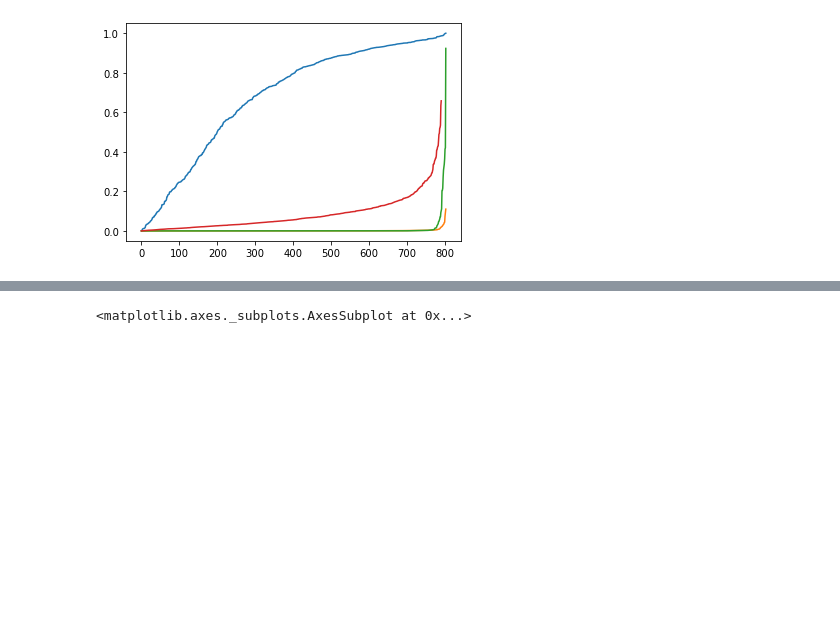
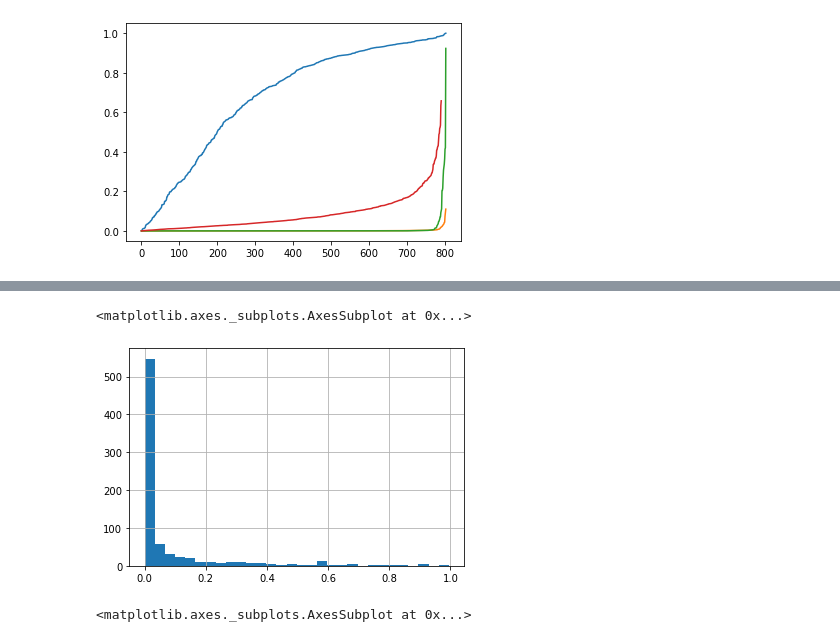
Before and after one commit to lannwal/projectlab, a Jupyter notebook: DataDash.ipynb, the cells around one changed output, grey strips where cells are left out. Drawn from its saved outputs; the diff is of its cells as text; code cells hidden in the pictures; blank space fills up the shorter version.

```diff
--- a/DataDash.ipynb
+++ b/DataDash.ipynb
@@ -1068,3 +1139,8 @@ dep.EYA3.hist(bins=30)
+# %%
+dep.TP53.hist(bins=30)
+# %% [output]
+<matplotlib.axes._subplots.AxesSubplot at 0x...>
+[figure, added]
 # %%
 allGenes.RAC1.hist(bins=30)
 allGenes.PTPN14.hist(bins=30)
```
Also changed, not shown: parts of 30 cells of this notebook.
